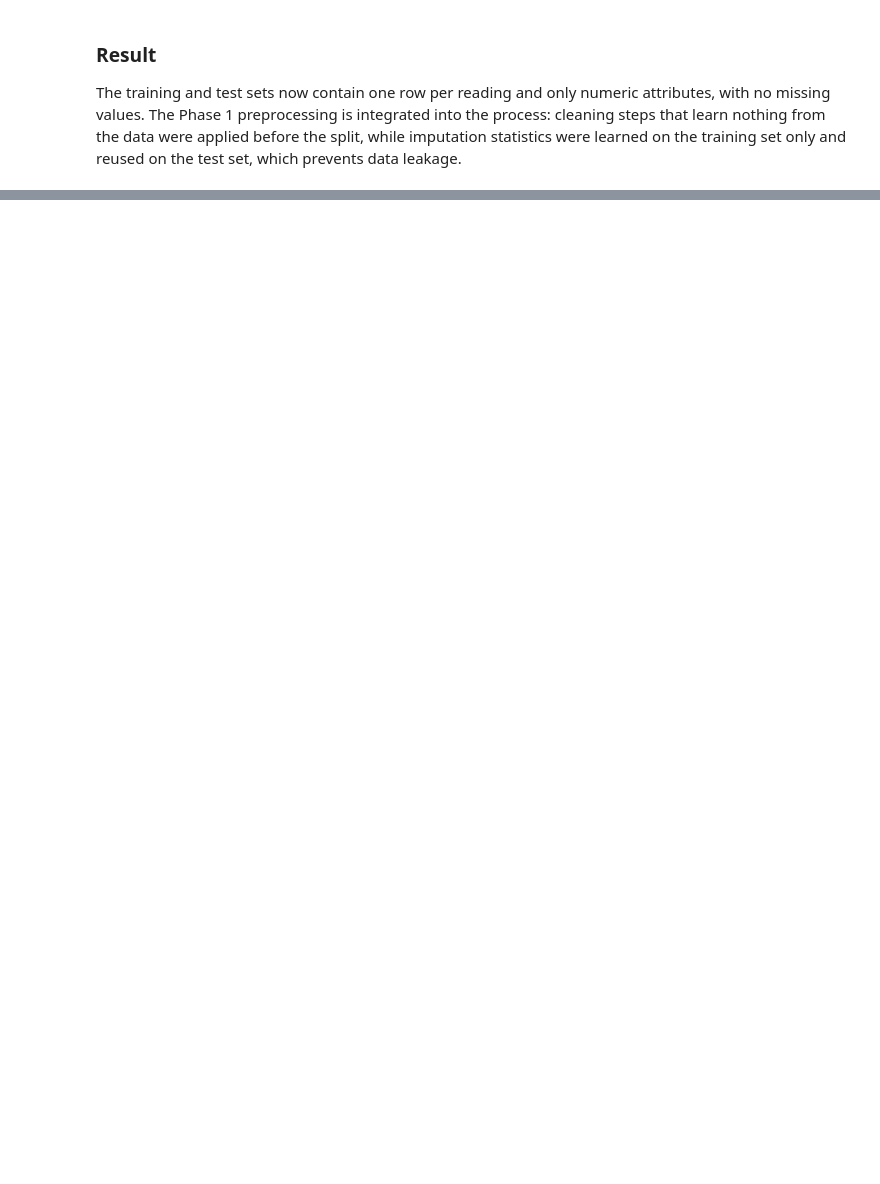
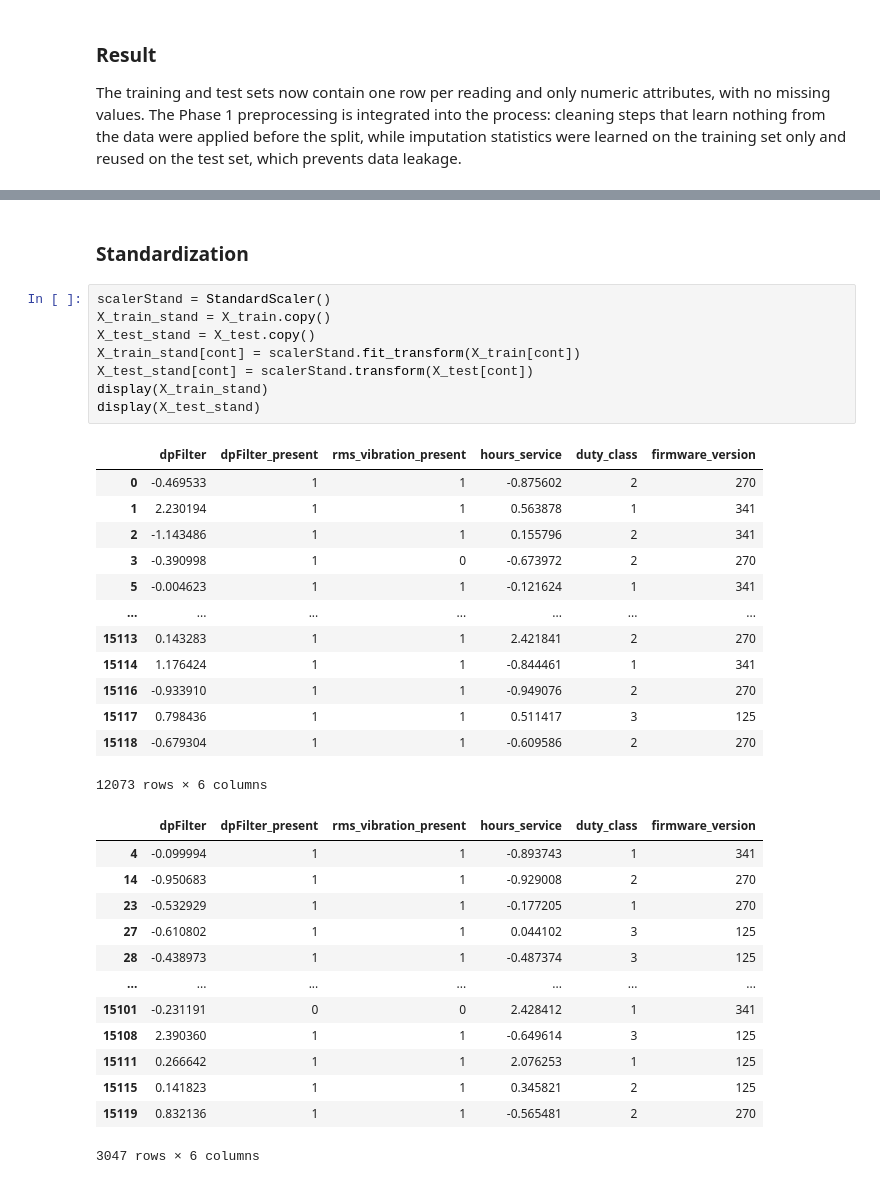
Before and after one commit to yegor-vin/Intelligent-data-analysis--project, a Jupyter notebook: phase-1-final.ipynb, the cells around one changed output, grey strips where cells are left out. Drawn from its saved outputs; the diff is of its cells as text; blank space fills up the shorter version.

```diff
--- a/phase-1-final.ipynb
+++ b/phase-1-final.ipynb
@@ -2142,0 +2201,37 @@ training set only and reused on the test set, which prevents data leakage.
+# %% [markdown]
+### Standardization
+# %%
+scalerStand = StandardScaler()
+X_train_stand = X_train.copy()
+X_test_stand = X_test.copy()
+X_train_stand[cont] = scalerStand.fit_transform(X_train[cont])
+X_test_stand[cont] = scalerStand.transform(X_test[cont])
+display(X_train_stand)
+display(X_test_stand)
+# %% [output]
+|  | dpFilter | dpFilter_present | rms_vibration_present | hours_service | duty_class | firmware_version |
+| 0 | -0.469533 | 1 | 1 | -0.875602 | 2 | 270 |
+| 1 | 2.230194 | 1 | 1 | 0.563878 | 1 | 341 |
+| 2 | -1.143486 | 1 | 1 | 0.155796 | 2 | 341 |
+| 3 | -0.390998 | 1 | 0 | -0.673972 | 2 | 270 |
+| 5 | -0.004623 | 1 | 1 | -0.121624 | 1 | 341 |
+| ... | ... | ... | ... | ... | ... | ... |
+| 15113 | 0.143283 | 1 | 1 | 2.421841 | 2 | 270 |
+| 15114 | 1.176424 | 1 | 1 | -0.844461 | 1 | 341 |
+| 15116 | -0.933910 | 1 | 1 | -0.949076 | 2 | 270 |
+| 15117 | 0.798436 | 1 | 1 | 0.511417 | 3 | 125 |
+| 15118 | -0.679304 | 1 | 1 | -0.609586 | 2 | 270 |
+12073 rows × 6 columns
+|  | dpFilter | dpFilter_present | rms_vibration_present | hours_service | duty_class | firmware_version |
+| 4 | -0.099994 | 1 | 1 | -0.893743 | 1 | 341 |
+| 14 | -0.950683 | 1 | 1 | -0.929008 | 2 | 270 |
+| 23 | -0.532929 | 1 | 1 | -0.177205 | 1 | 270 |
+| 27 | -0.610802 | 1 | 1 | 0.044102 | 3 | 125 |
+| 28 | -0.438973 | 1 | 1 | -0.487374 | 3 | 125 |
+| ... | ... | ... | ... | ... | ... | ... |
+| 15101 | -0.231191 | 0 | 0 | 2.428412 | 1 | 341 |
+| 15108 | 2.390360 | 1 | 1 | -0.649614 | 3 | 125 |
+| 15111 | 0.266642 | 1 | 1 | 2.076253 | 1 | 125 |
+| 15115 | 0.141823 | 1 | 1 | 0.345821 | 2 | 125 |
+| 15119 | 0.832136 | 1 | 1 | -0.565481 | 2 | 270 |
+3047 rows × 6 columns
```
Also changed, not shown: parts of 14 cells of this notebook.
